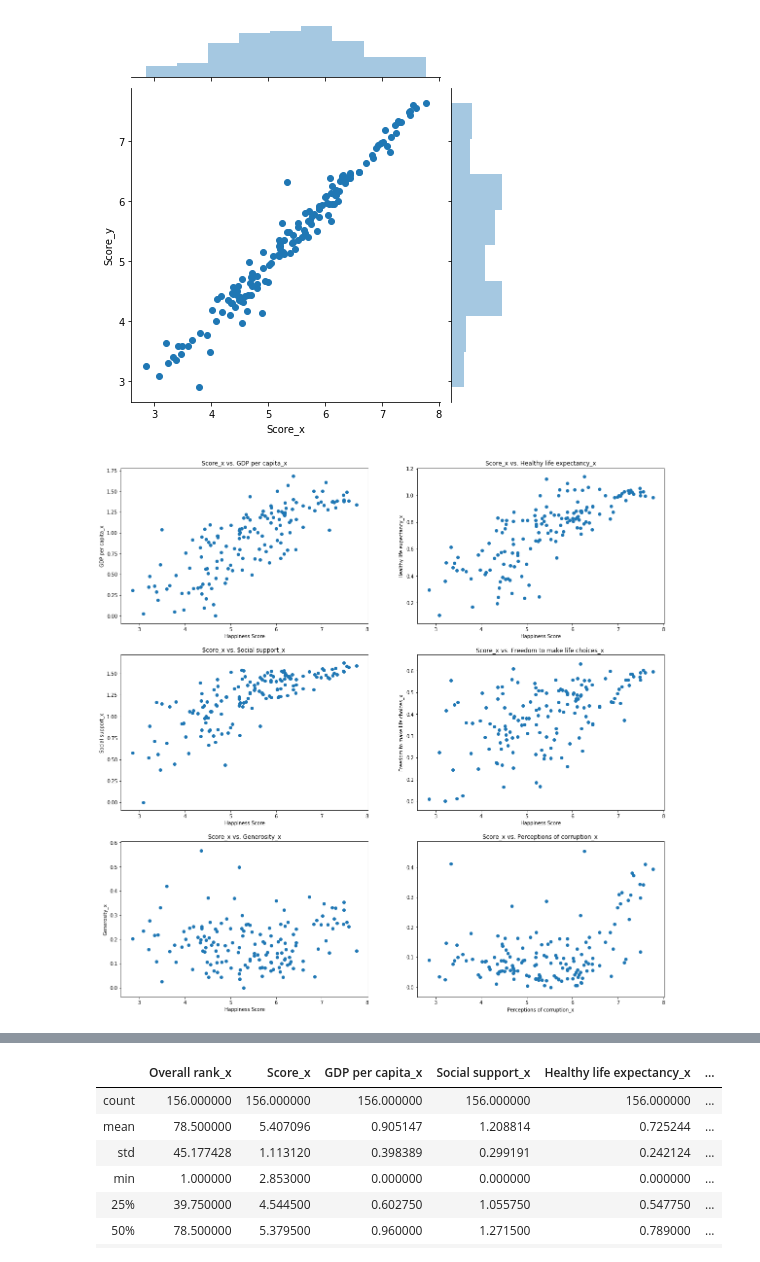
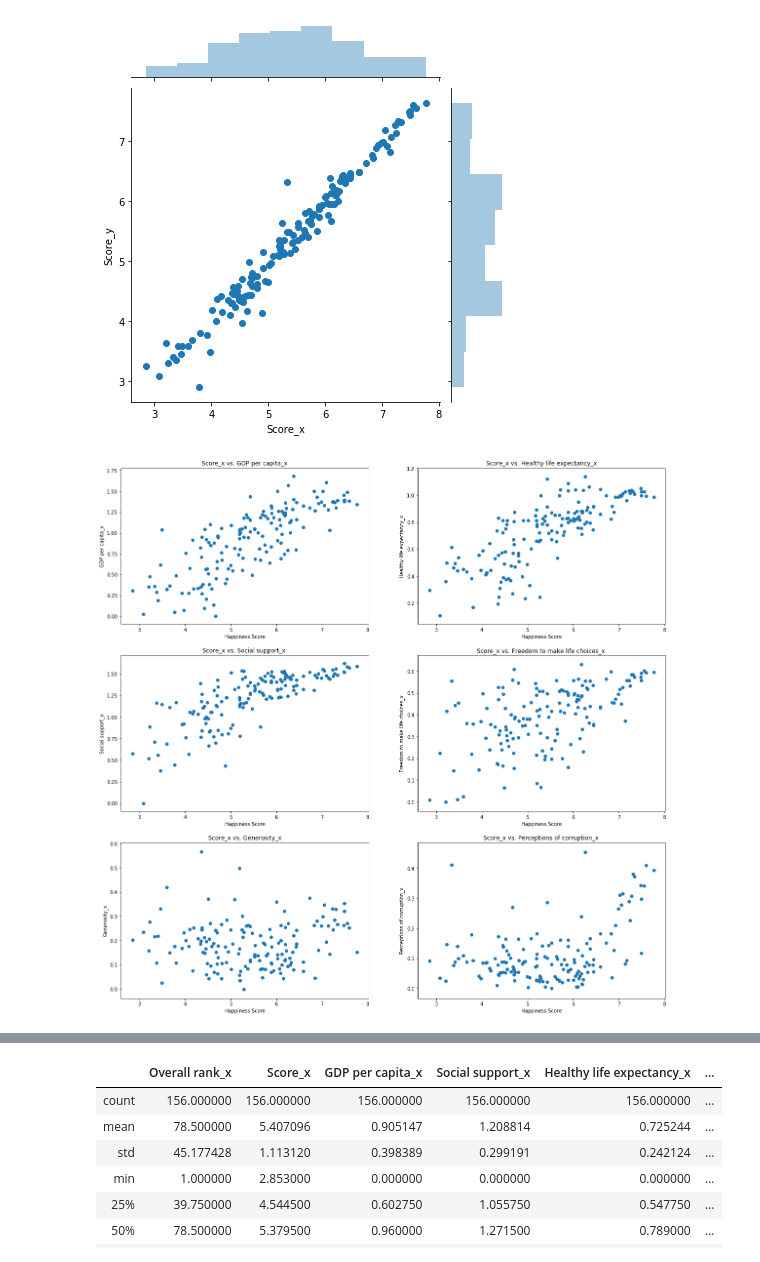
Before and after one commit to kingnmm/py4ds, a Jupyter notebook: FinalProj_NMK.ipynb, the cells around one changed output, grey strips where cells are left out. Saved outputs shown, nothing was run; the diff lists cells and outputs as text; code cells hidden in the pictures.

```diff
--- a/FinalProj_NMK.ipynb
+++ b/FinalProj_NMK.ipynb
@@ -231,34 +233,37 @@ sns.jointplot(x = 'Score_x', y = 'Score_y', data = join_db)
 <seaborn.axisgrid.JointGrid at 0x...>
 [figure]
 # %%
+# Checking for variables that might be explaining (Happiness) Scores
+# Conclusion: 'Generosity' seems to be the variable less correlated with (Happiness) Scores
+# Conclusion: 'Perception of Corruption' doesn't seem to have a linear relationship with (Happiness) Scores
 import matplotlib.pyplot as plt
 fig, ax = plt.subplots (3, 2, figsize = (20,20))
 ax[0,0].scatter ('Score_x', 'GDP per capita_x', data = join_db)
 ax[0,0].set_title ('Score_x vs. GDP per capita_x')
 ax[0,0].set_xlabel ('Happiness Score')
 ax[0,0].set_ylabel ('GDP per capita_x')
 ax[1,0].scatter ('Score_x', 'Social support_x', data = join_db);
 ax[1,0].set_title ('Score_x vs. Social support_x ');
 ax[1,0].set_xlabel ('Happiness Score');
 ax[1,0].set_ylabel ('Social support_x');
 ax[0,1].scatter ('Score_x', 'Healthy life expectancy_x', data = join_db)
 ax[0,1].set_title ('Score_x vs. Healthy life expectancy_x')
 ax[0,1].set_xlabel ('Happiness Score')
 ax[0,1].set_ylabel ('Healthy life expectancy_x')
 ax[1,1].scatter ('Score_x', 'Freedom to make life choices_x', data = join_db);
 ax[1,1].set_title ('Score_x vs. Freedom to make life choices_x ');
 ax[1,1].set_xlabel ('Happiness Score');
 ax[1,1].set_ylabel ('Freedom to make life choices_x')
 ax[2,0].scatter ('Score_x', 'Generosity_x', data = join_db)
 ax[2,0].set_title ('Score_x vs. Generosity_x')
 ax[2,0].set_xlabel ('Happiness Score')
 ax[2,0].set_ylabel ('Generosity_x')
 ax[2,1].scatter ('Score_x', 'Perceptions of corruption_x', data = join_db);
 ax[2,1].set_title ('Score_x vs. Perceptions of corruption_x ');
 ax[2,1].set_xlabel ('Happiness Score')
-ax[2,1].set_xlabel ('Perceptions of corruption_x');
+ax[2,1].set_ylabel ('Perceptions of corruption_x');
 # %% [output]
-[figure, old version]
+[figure, new version]
 # %%
 join_db2 = pd.merge(happ19, happ18, on = ['Country or region'], how = 'outer')
 # %%
```
Also changed, not shown: parts of 10 cells of this notebook.
